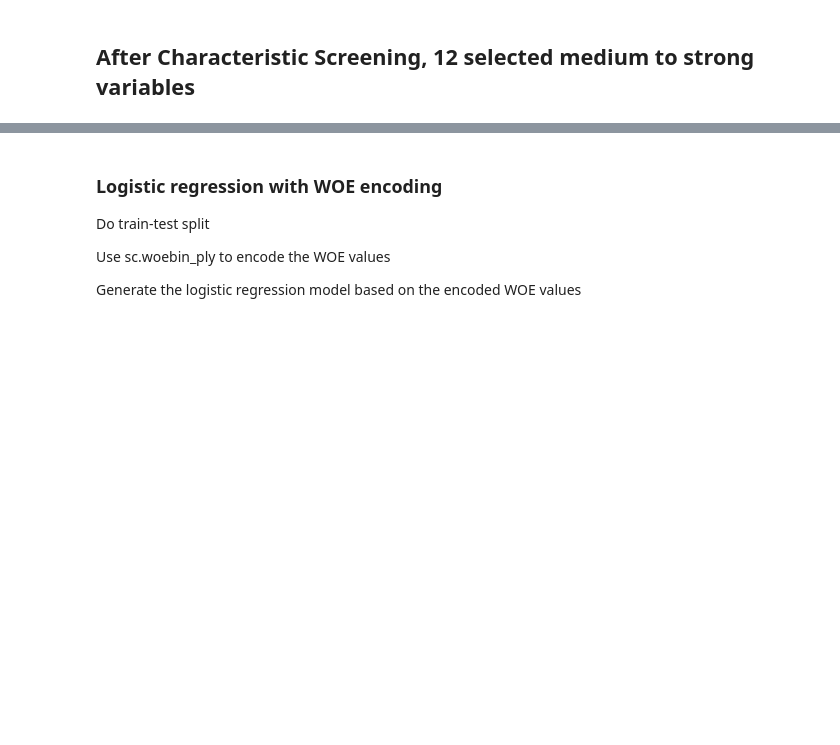
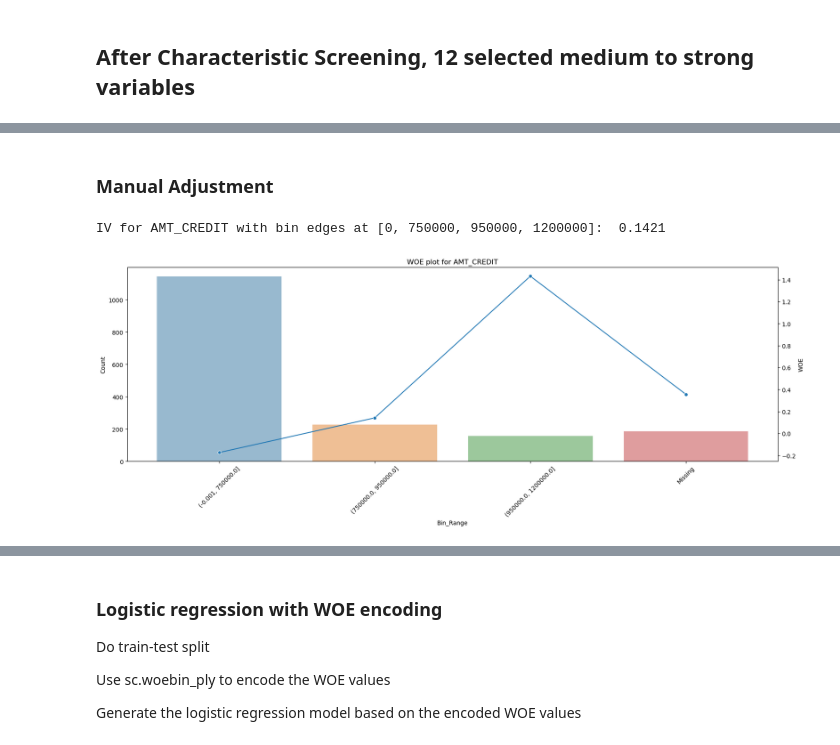
Before and after one commit to traveltheworldwithaflaskoftea/FA_Project, a Jupyter notebook: shiting_draft6.ipynb, the cells around one changed output, grey strips where cells are left out. Saved outputs shown, nothing was run; the diff lists cells and outputs as text; code cells hidden in the pictures; blank space fills up the shorter version.

```diff
--- a/shiting_draft6.ipynb
+++ b/shiting_draft6.ipynb
@@ -611,0 +674,8 @@ stronger_df_filtered_forsc = df_filtered_forsc[strongerPredictors_list]
+# %% [markdown]
+### Manual Adjustment
+# %%
+woe_iv_bin_edges(stronger_df_filtered_forsc, 'AMT_CREDIT', bin_edges= [0,750000, 950000,1200000], show_woe=True)
+# med predictive IV strength ==> 0.1-0.3
+# %% [output]
+IV for AMT_CREDIT with bin edges at [0, 750000, 950000, 1200000]:  0.1421
+[figure, added]
```
Also changed, not shown: parts of 30 cells of this notebook.
